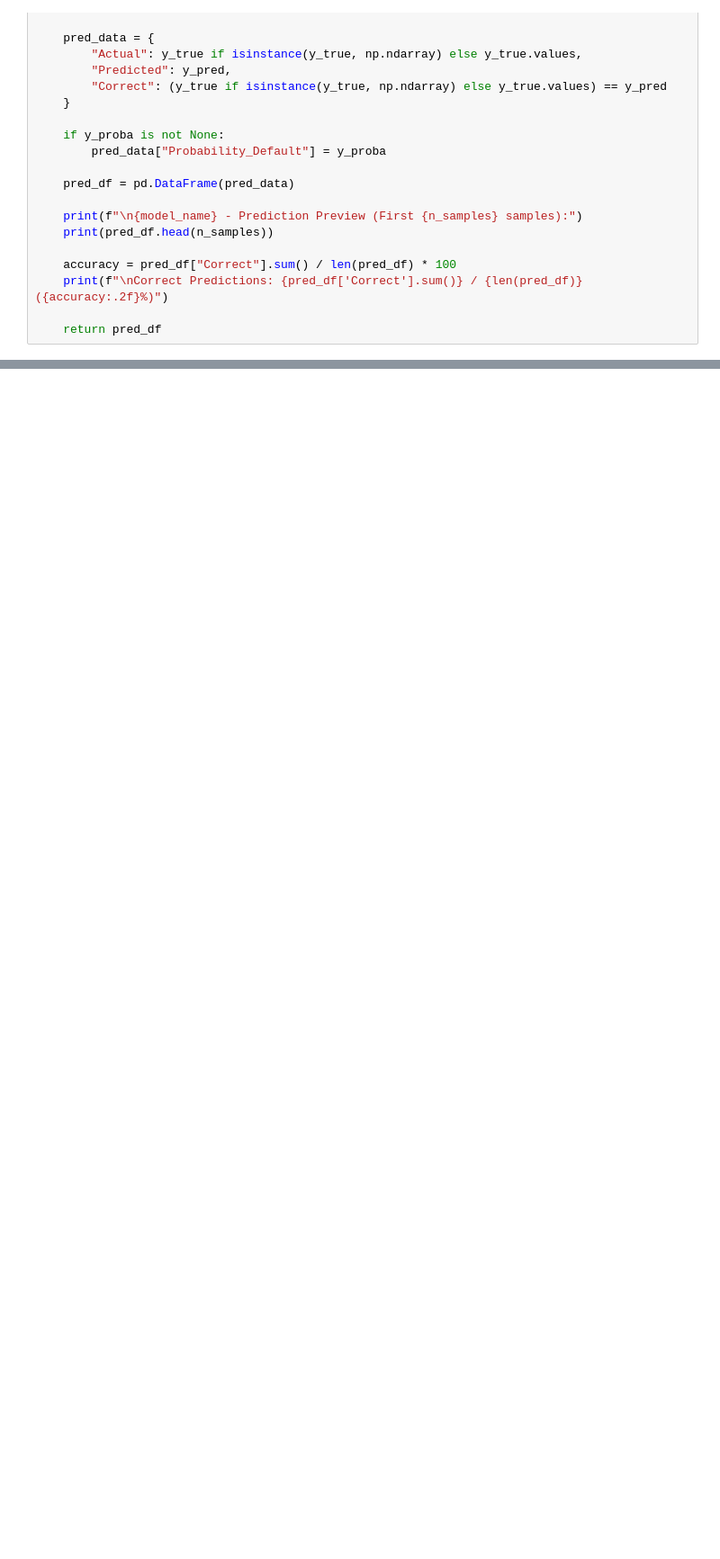
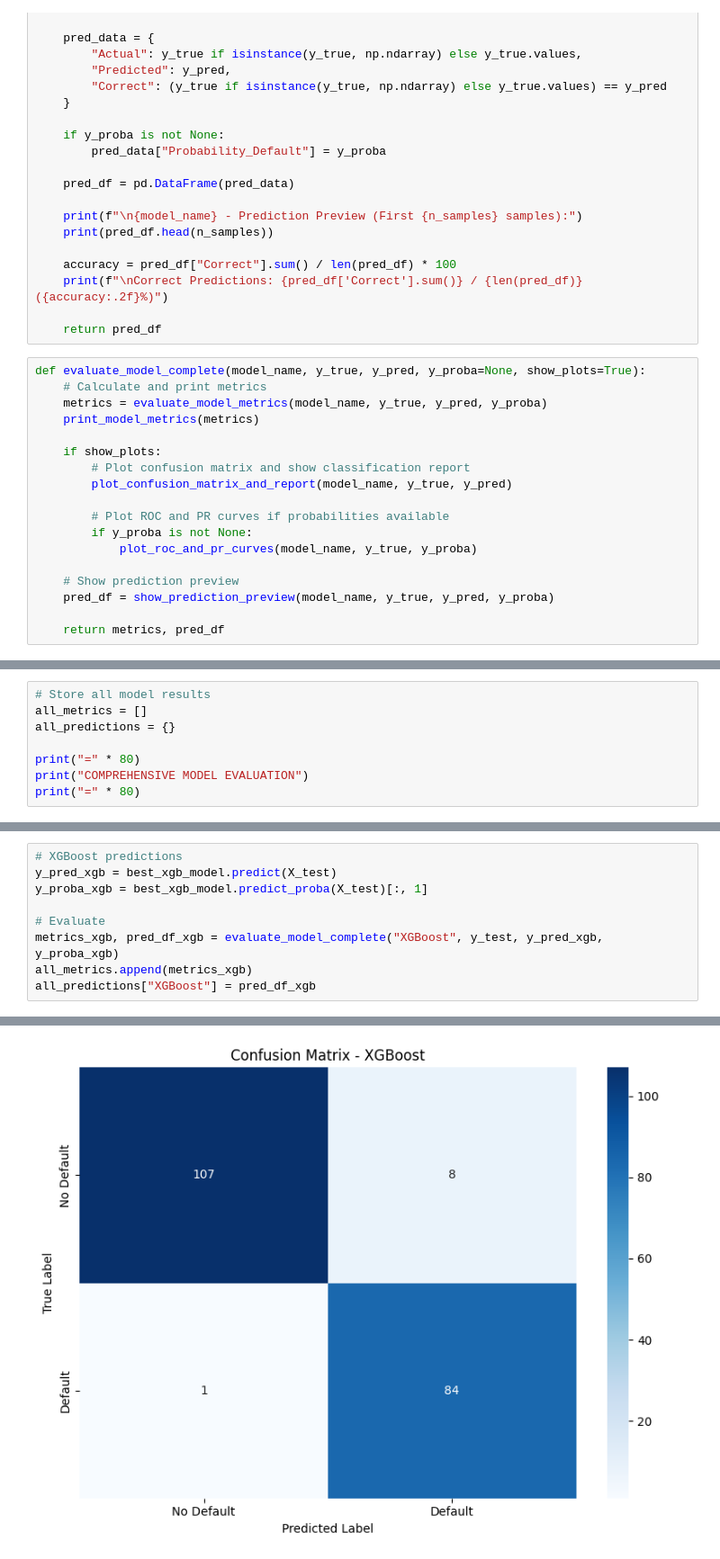
Before and after one commit to Wrynaft/FinancialDataMining, a Jupyter notebook: WIE3007_DM_GroupProject.ipynb, the cells around one changed output, grey strips where cells are left out. Shown at 90% size. Cells and saved outputs as stored; diff of their text form; blank space fills up the shorter version.

Commit message:
Ran evaluations on all models with comparison

```diff
--- a/WIE3007_DM_GroupProject.ipynb
+++ b/WIE3007_DM_GroupProject.ipynb
@@ -2357,3 +2378,21 @@ def show_prediction_preview(model_name, y_true, y_pred, y_proba=None, n_samples=
     print(f"\nCorrect Predictions: {pred_df['Correct'].sum()} / {len(pred_df)} ({accuracy:.2f}%)")
 
     return pred_df
+# %%
+def evaluate_model_complete(model_name, y_true, y_pred, y_proba=None, show_plots=True):
+    # Calculate and print metrics
+    metrics = evaluate_model_metrics(model_name, y_true, y_pred, y_proba)
+    print_model_metrics(metrics)
+
+    if show_plots:
+        # Plot confusion matrix and show classification report
+        plot_confusion_matrix_and_report(model_name, y_true, y_pred)
+
+        # Plot ROC and PR curves if probabilities available
+        if y_proba is not None:
+            plot_roc_and_pr_curves(model_name, y_true, y_proba)
+
+    # Show prediction preview
+    pred_df = show_prediction_preview(model_name, y_true, y_pred, y_proba)
+
+    return metrics, pred_df
@@ -2359,0 +2401,8 @@ def show_prediction_preview(model_name, y_true, y_pred, y_proba=None, n_samples=
+# %%
+# Store all model results
+all_metrics = []
+all_predictions = {}
+
+print("=" * 80)
+print("COMPREHENSIVE MODEL EVALUATION")
+print("=" * 80)
@@ -2359,0 +2415,10 @@ def show_prediction_preview(model_name, y_true, y_pred, y_proba=None, n_samples=
+# %%
+# XGBoost predictions
+y_pred_xgb = best_xgb_model.predict(X_test)
+y_proba_xgb = best_xgb_model.predict_proba(X_test)[:, 1]
+
+# Evaluate
+metrics_xgb, pred_df_xgb = evaluate_model_complete("XGBoost", y_test, y_pred_xgb, y_proba_xgb)
+all_metrics.append(metrics_xgb)
+all_predictions["XGBoost"] = pred_df_xgb
+# %% [output]
@@ -2359,0 +2436 @@ def show_prediction_preview(model_name, y_true, y_pred, y_proba=None, n_samples=
+[figure, added]
```
Also changed, not shown: parts of 17 cells of this notebook.
